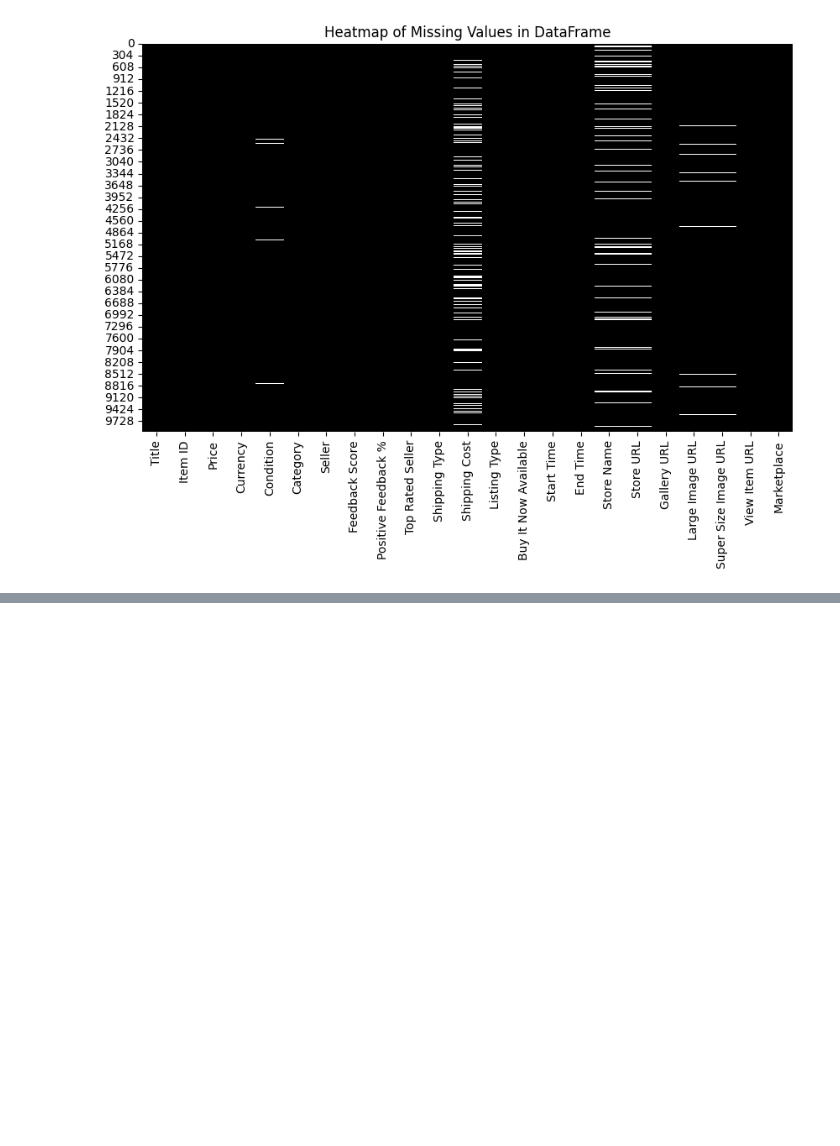
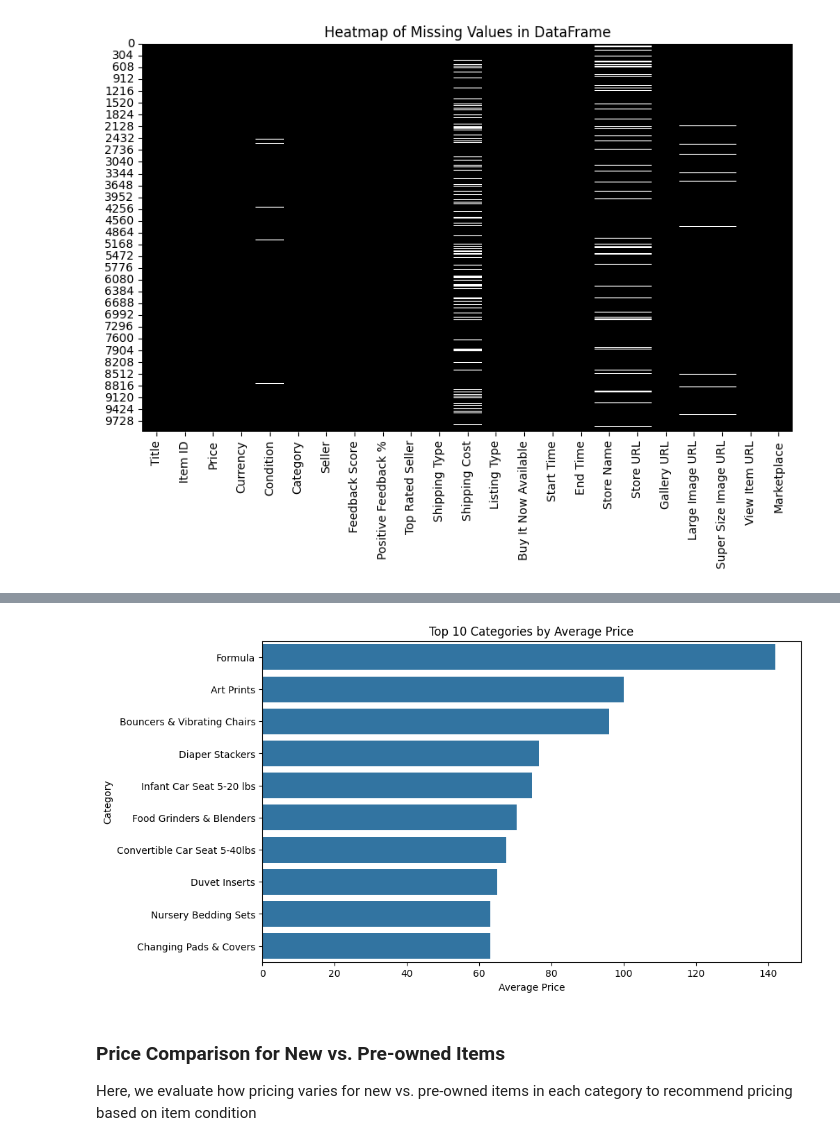
Before and after one commit to ricardotassio/price-smart-api, a Jupyter notebook: insights/ebay_data_insights_v1.ipynb, the cells around one changed output, grey strips where cells are left out. Drawn from its saved outputs; the diff is of its cells as text; code cells hidden in the pictures; blank space fills up the shorter version.

```diff
--- a/insights/ebay_data_insights_v1.ipynb
+++ b/insights/ebay_data_insights_v1.ipynb
@@ -94,0 +128,16 @@ plt.show()
+# %%
+# Handle missing values of categorical columns
+
+# Define the columns to replace missing values
+cols_to_fill = ['Condition', 'Store Name', 'Store URL', 'Large Image URL', 'Super Size Image URL']
+
+# Replace missing values with 'Unknown' for each column
+df[cols_to_fill] = df[cols_to_fill].fillna('Unknown')
+# %%
+# Handle missing values of numerical columns
+
+# Define the columns to replace missing values
+cols_to_fill = ['Shipping Cost']
+
+# Replace missing values for each column
+df[cols_to_fill] = df[cols_to_fill].fillna(0)
@@ -94,0 +169,9 @@ plt.show()
+# %%
+# Calculate min, max, and average prices by category
+category_price_stats = df.groupby('Category')['Price'].agg(['min', 'max', 'mean', 'count']).reset_index()
+
+# Filter for top 10 categories by average price
+top_categories = category_price_stats.nlargest(10, 'mean')
+
+# Print value counts
+print(top_categories.value_counts())
@@ -94,0 +191,14 @@ plt.show()
+# %%
+# Visualize the average price for top categories in a horizontal bar plot
+plt.figure(figsize=(10, 6))
+sns.barplot(data=top_categories, y='Category', x='mean', errorbar=None)
+plt.title('Top 10 Categories by Average Price')
+plt.xlabel('Average Price')
+plt.ylabel('Category')
+plt.show()
+# %% [output]
+[figure, added]
+# %% [markdown]
+### Price Comparison for New vs. Pre-owned Items
+
+Here, we evaluate how pricing varies for new vs. pre-owned items in each category to recommend pricing based on item condition
```
Also changed, not shown: parts of 13 cells of this notebook, 3 other files.
